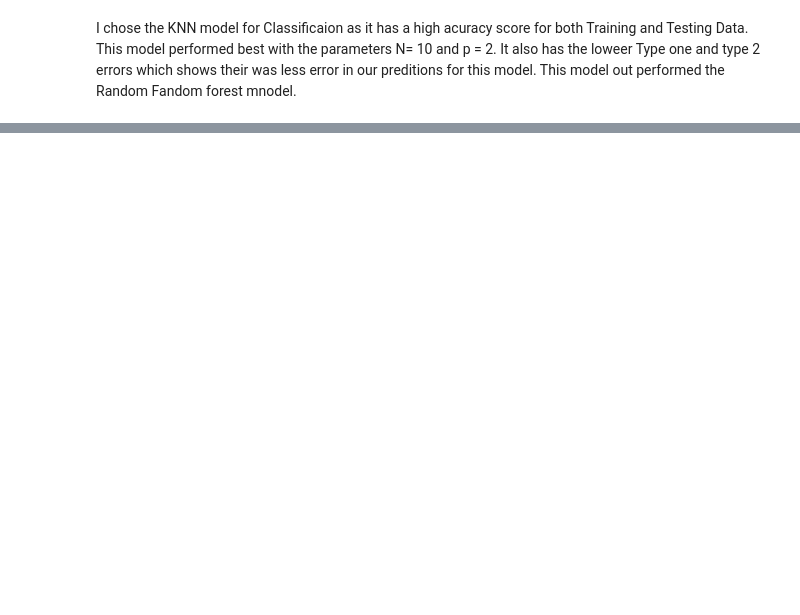
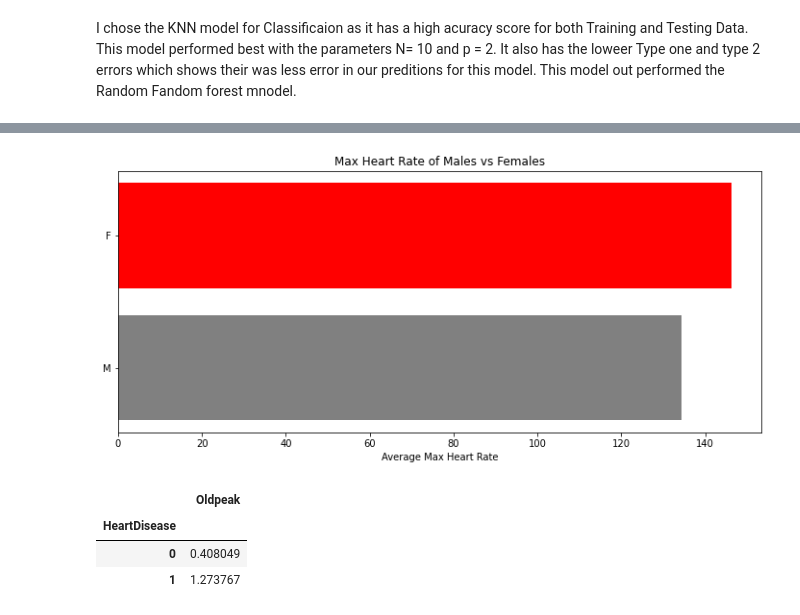
Before and after one commit to mikeamerenda/Project-2, a Jupyter notebook: Project_2_models.ipynb, the cells around one changed output, grey strips where cells are left out. Drawn from its saved outputs; the diff is of its cells as text; code cells hidden in the pictures; blank space fills up the shorter version.

```diff
--- a/Project_2_models.ipynb
+++ b/Project_2_models.ipynb
@@ -696,0 +734,19 @@ I chose the KNN model for Classificaion as it has a high acuracy score for both
+# %%
+plt.figure(figsize = (12, 5))
+
+plt.barh(total_MaxHr.index, total_MaxHr['MaxHR'],
+         color = ['grey', 'red'])
+
+plt.xlabel('Average Max Heart Rate')
+plt.title('Max Heart Rate of Males vs Females');
+# %% [output]
+[figure, added]
+# %%
+total_oldpeak = df.groupby('HeartDisease')[['Oldpeak']].mean()
+total_oldpeak = total_oldpeak.sort_values(by = 'Oldpeak')
+total_oldpeak
+# %% [output]
+|  | Oldpeak |
+| HeartDisease |  |
+| 0 | 0.408049 |
+| 1 | 1.273767 |
```
Also changed, not shown: parts of 11 cells of this notebook.
